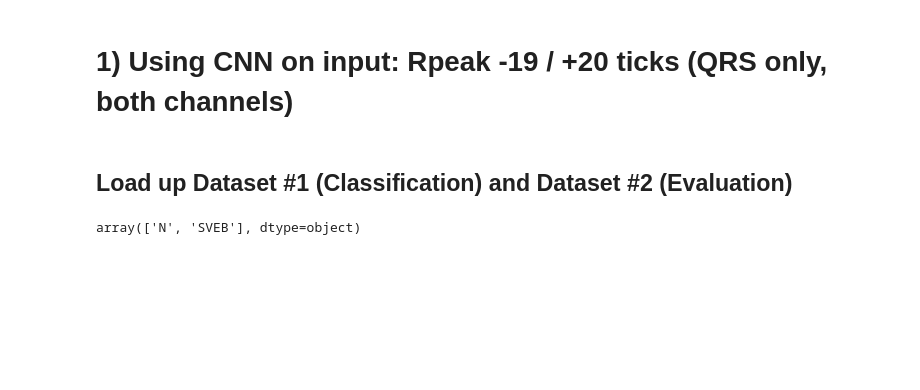
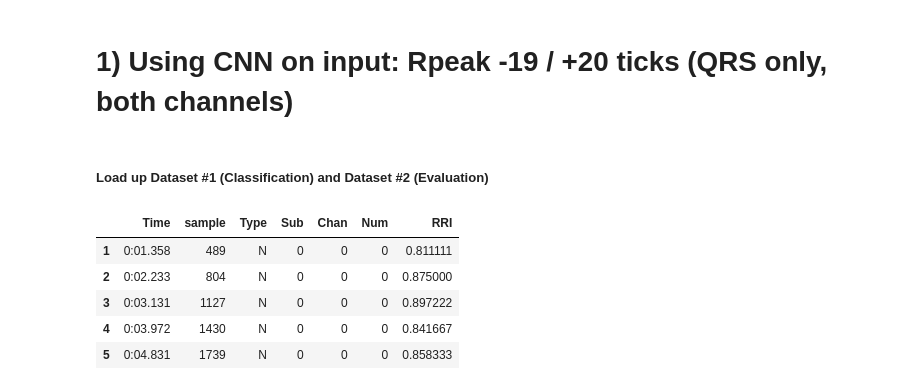
Before and after one commit to lhadhazy/neural_ffn_ecg_tensorflow, a Jupyter notebook: cnn.ipynb, the cells around one changed output. Cells and saved outputs as stored; diff of their text form; code cells hidden in the pictures; blank space fills up the shorter version.

```diff
--- a/cnn.ipynb
+++ b/cnn.ipynb
@@ -5,5 +5,5 @@ import os, sys
 sys.path.append("./module")
 import cnn_ecg as cnn_ecg
 # %% [markdown]
-## Load up Dataset #1 (Classification) and Dataset #2 (Evaluation)
+##### Load up Dataset #1 (Classification) and Dataset #2 (Evaluation)
 # %%
@@ -11,6 +11,12 @@ ds1_all, ds1_ann= cnn_ecg.create_DS("1")
 ds2_all, ds2_ann= cnn_ecg.create_DS("2")
 # %%
-#ds1_ann["101"]['Type'].unique()
-ds2_ann["222"]['Type'].unique()
+#ds1_ann["118"]['Type'].unique()
+ds2_ann["111"]['Type'].unique()
+ds2_ann["111"].head()
 # %% [output]
-array(['N', 'SVEB'], dtype=object)
+|  | Time | sample | Type | Sub | Chan | Num | RRI |
+| 1 | 0:01.358 | 489 | N | 0 | 0 | 0 | 0.811111 |
+| 2 | 0:02.233 | 804 | N | 0 | 0 | 0 | 0.875000 |
+| 3 | 0:03.131 | 1127 | N | 0 | 0 | 0 | 0.897222 |
+| 4 | 0:03.972 | 1430 | N | 0 | 0 | 0 | 0.841667 |
+| 5 | 0:04.831 | 1739 | N | 0 | 0 | 0 | 0.858333 |
```
Also changed, not shown: parts of 6 cells of this notebook, 1 other file.
